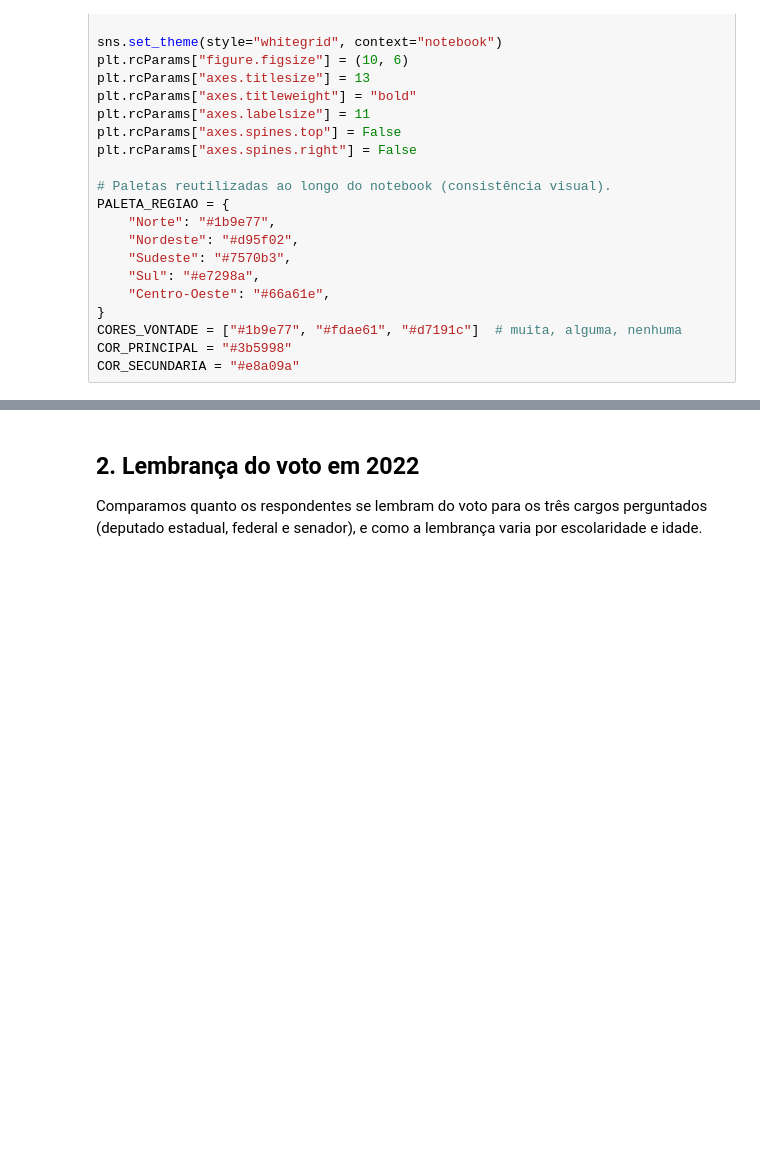
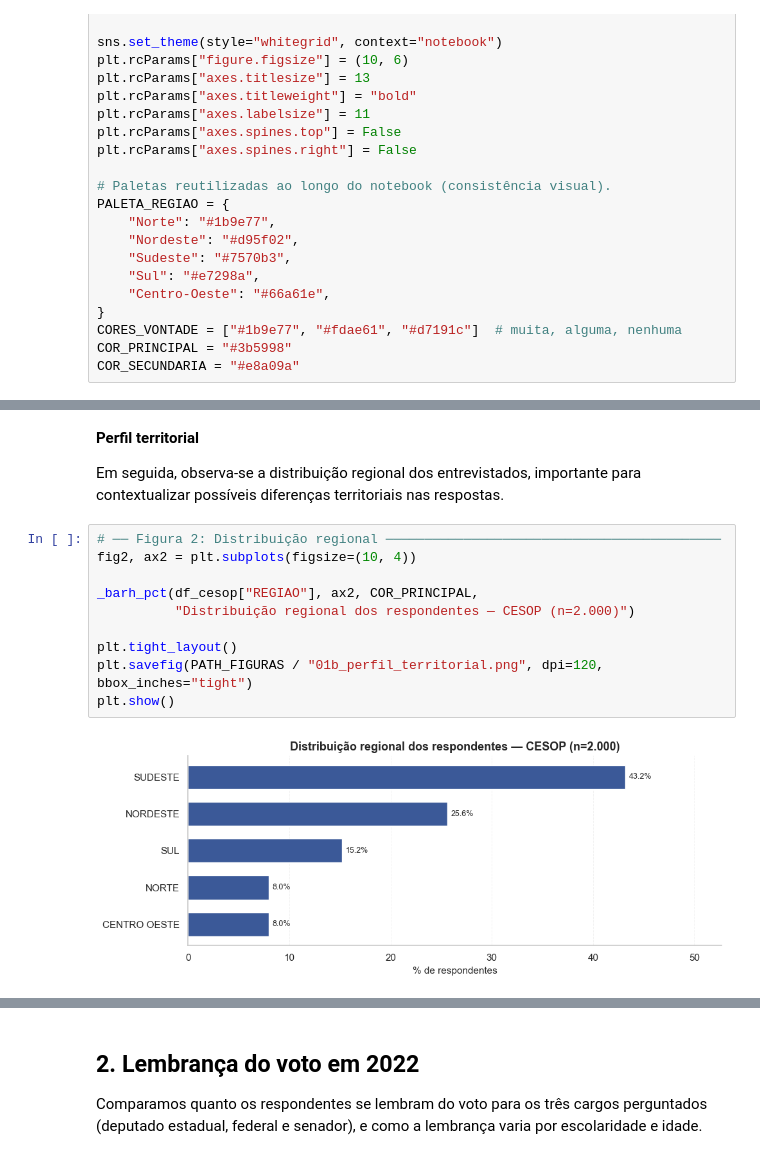
Before and after one commit to edfeherr/projeto-eda-democracia, a Jupyter notebook: notebooks/02_analises_exploratorias.ipynb, the cells around one changed output, grey strips where cells are left out. Drawn from its saved outputs; the diff is of its cells as text; blank space fills up the shorter version.

```diff
--- a/notebooks/02_analises_exploratorias.ipynb
+++ b/notebooks/02_analises_exploratorias.ipynb
@@ -128,0 +143,16 @@ plt.show()
+# %% [markdown]
+**Perfil territorial**
+
+Em seguida, observa-se a distribuição regional dos entrevistados, importante para contextualizar possíveis diferenças territoriais nas respostas.
+# %%
+# ── Figura 2: Distribuição regional ───────────────────────────────────────────
+fig2, ax2 = plt.subplots(figsize=(10, 4))
+
+_barh_pct(df_cesop["REGIAO"], ax2, COR_PRINCIPAL,
+          "Distribuição regional dos respondentes — CESOP (n=2.000)")
+
+plt.tight_layout()
+plt.savefig(PATH_FIGURAS / "01b_perfil_territorial.png", dpi=120, bbox_inches="tight")
+plt.show()
+# %% [output]
+[figure, added]
```
Also changed, not shown: parts of 9 cells of this notebook.
